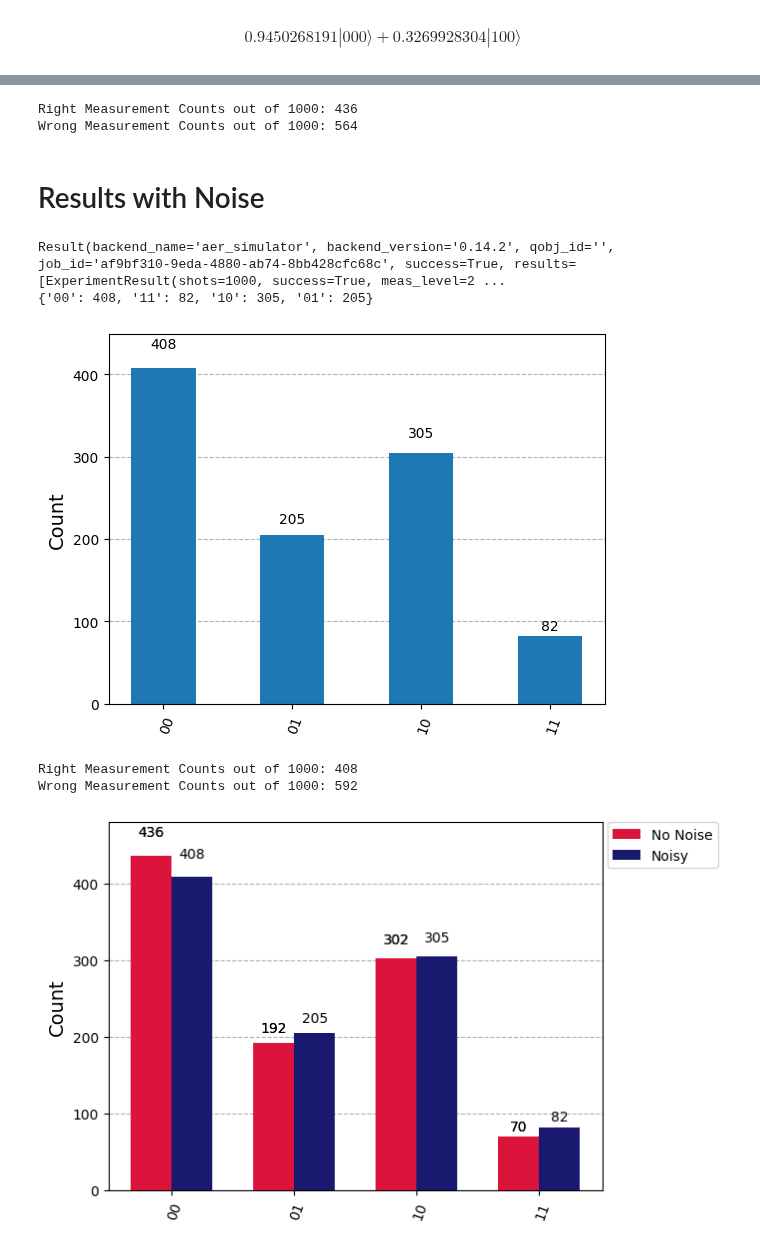
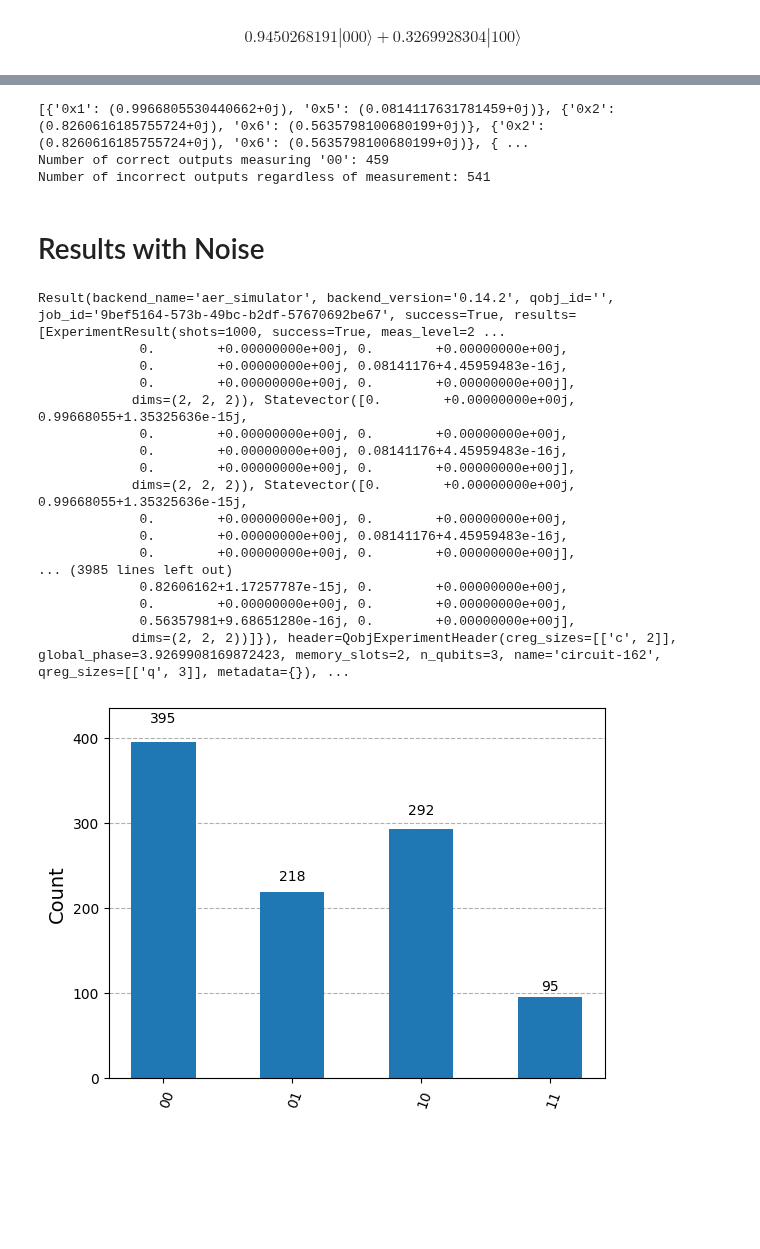
Before and after one commit to Sal7ySalt/Smallest-MSD-Protocol, a Jupyter notebook: noise.ipynb, the cells around one changed output, grey strips where cells are left out. Saved outputs shown, nothing was run; the diff lists cells and outputs as text; code cells hidden in the pictures; blank space fills up the shorter version.

```diff
--- a/noise.ipynb
+++ b/noise.ipynb
@@ -15,7 +15,7 @@ from qiskit.circuit.library import HGate, UnitaryGate
 # %%
 # Create a UnitaryGate with Hadamard matrix but custom label
 H_matrix = HGate().to_matrix()
-h_tagged = UnitaryGate(H_matrix, label='h_targeted')
+h_tagged = UnitaryGate(H_matrix, label='hadamard')
 # %%
 circuit = QuantumCircuit(3, 2)
 
@@ -84,59 +84,73 @@ Result(backend_name='aer_simulator_statevector', backend_version='0.14.2', qobj_
-# %%
-right = counts['00']
-wrong = counts['01'] + counts['10'] + counts['11']
-
-print(f"Right Measurement Counts out of 1000: {right}")
-print(f"Wrong Measurement Counts out of 1000: {wrong}")
-# %% [output]
-Right Measurement Counts out of 1000: 436
-Wrong Measurement Counts out of 1000: 564
+# %%
+res_statevectors = result.data()['state_post']
+print(res_statevectors)
+
+correct = 0
+incorrect = 0
+
+target_key  = '0x0'
+target_amp  = (0.945026819131982+0j)
+for shot in res_statevectors:
+    if target_key in shot and target_amp == shot[target_key]:
+        correct += 1
+    else:
+        incorrect += 1
+
+print(f"Number of correct outputs measuring '00': {correct}")
+print(f"Number of incorrect outputs regardless of measurement: {incorrect}")
+# %% [output]
+[{'0x1': (0.9966805530440662+0j), '0x5': (0.0814117631781459+0j)}, {'0x2': (0.8260616185755724+0j), '0x6': (0.5635798100680199+0j)}, {'0x2': (0.8260616185755724+0j), '0x6': (0.5635798100680199+0j)}, { ...
+Number of correct outputs measuring '00': 459
+Number of incorrect outputs regardless of measurement: 541
 # %% [markdown]
 # Results with Noise
 # %%
 noise_model = NoiseModel()
 
 noise_model.add_all_qubit_quantum_error(depolarizing_error(0.05,1), ['id'])
 noise_model.add_all_qubit_quantum_error(depolarizing_error(0.05,1), ['h_targeted'])
 noise_model.add_all_qubit_quantum_error(depolarizing_error(0.07,2),['cz'])
 
 # 5% chance of flipping 0 <-> 1
 readout_err = ReadoutError([[0.95, 0.05],  # P(measured 0 | actual 0), P(1 | 0)
                             [0.05, 0.95]]) # P(0 | 1), P(1 | 1)
 
 # Apply to all qubits being measured
 noise_model.add_readout_error(readout_err, [0])
 noise_model.add_readout_error(readout_err, [1])
 
 
 meas_circuit_noise = circuit.copy()
 meas_circuit_noise.measure([0, 1], [0, 1])
 
+meas_circuit_noise.save_statevector(label='state_post', pershot=True, conditional=True)
+
 backend = AerSimulator(noise_model=noise_model)
 
 transpiled = transpile(meas_circuit_noise, backend)
 
 job = backend.run(transpiled,shots=1000)
 result = job.result()
 print(result)
 
 counts_noise = result.get_counts()
-print(counts_noise)
 display(plot_histogram(counts_noise))
 # %% [output]
-Result(backend_name='aer_simulator', backend_version='0.14.2', qobj_id='', job_id='af9bf310-9eda-4880-ab74-8bb428cfc68c', success=True, results=[ExperimentResult(shots=1000, success=True, meas_level=2 ...
-{'00': 408, '11': 82, '10': 305, '01': 205}
+Result(backend_name='aer_simulator', backend_version='0.14.2', qobj_id='', job_id='9bef5164-573b-49bc-b2df-57670692be67', success=True, results=[ExperimentResult(shots=1000, success=True, meas_level=2 ...
+             0.        +0.00000000e+00j, 0.        +0.00000000e+00j,
+             0.        +0.00000000e+00j, 0.08141176+4.45959483e-16j,
+             0.        +0.00000000e+00j, 0.        +0.00000000e+00j],
+            dims=(2, 2, 2)), Statevector([0.        +0.00000000e+00j, 0.99668055+1.35325636e-15j,
+             0.        +0.00000000e+00j, 0.        +0.00000000e+00j,
+             0.        +0.00000000e+00j, 0.08141176+4.45959483e-16j,
+             0.        +0.00000000e+00j, 0.        +0.00000000e+00j],
+            dims=(2, 2, 2)), Statevector([0.        +0.00000000e+00j, 0.99668055+1.35325636e-15j,
+             0.        +0.00000000e+00j, 0.        +0.00000000e+00j,
+             0.        +0.00000000e+00j, 0.08141176+4.45959483e-16j,
+             0.        +0.00000000e+00j, 0.        +0.00000000e+00j],
+... (3985 lines left out)
+             0.82606162+1.17257787e-15j, 0.        +0.00000000e+00j,
+             0.        +0.00000000e+00j, 0.        +0.00000000e+00j,
+             0.56357981+9.68651280e-16j, 0.        +0.00000000e+00j],
+            dims=(2, 2, 2))]}), header=QobjExperimentHeader(creg_sizes=[['c', 2]], global_phase=3.9269908169872423, memory_slots=2, n_qubits=3, name='circuit-162', qreg_sizes=[['q', 3]], metadata={}), ...
-[figure, old version]
+[figure, new version]
-# %%
-right = counts_noise['00']
-wrong = counts_noise['01'] + counts_noise['10'] + counts_noise['11']
-
-print(f"Right Measurement Counts out of 1000: {right}")
-print(f"Wrong Measurement Counts out of 1000: {wrong}")
-# %% [output]
-Right Measurement Counts out of 1000: 408
-Wrong Measurement Counts out of 1000: 592
-# %%
-legend = ["No Noise", "Noisy"]
-display(plot_histogram([counts, counts_noise], color=['crimson','midnightblue'], legend=legend))
-# %% [output]
-[figure, removed]
```
Also changed, not shown: parts of 5 cells of this notebook, 1 other file.
